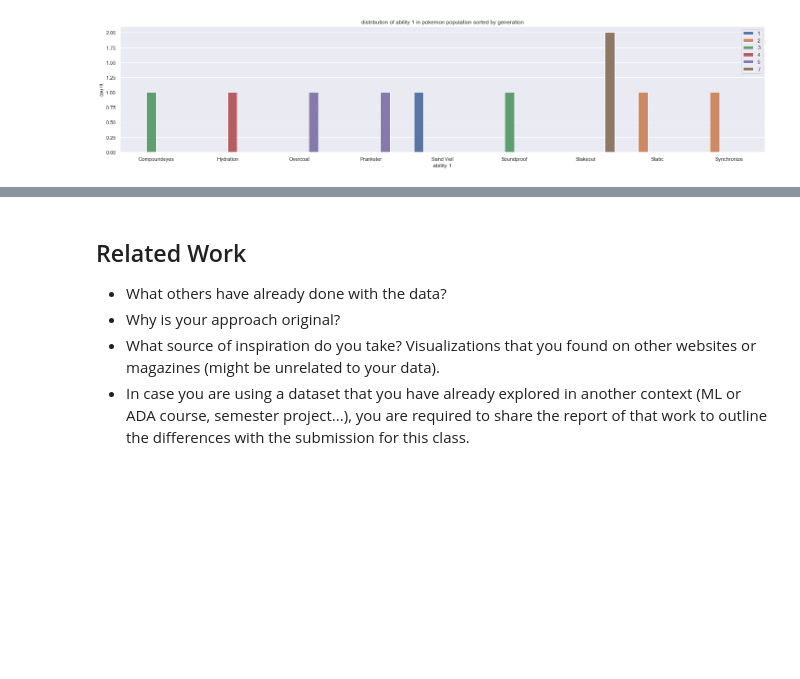
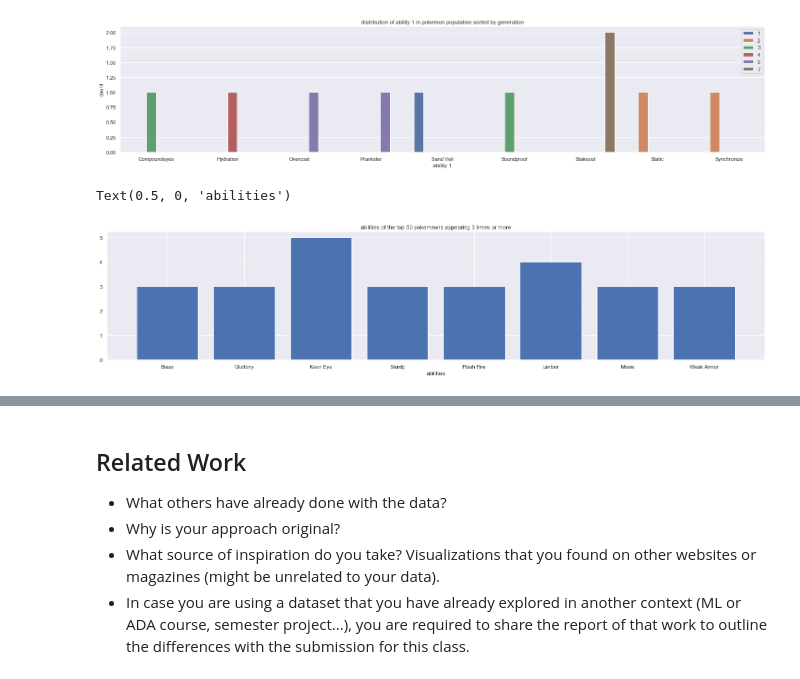
Before and after one commit to com-480-data-visualization/com-480-project-analaktycs, a Jupyter notebook: Milestone1.ipynb, the cells around one changed output, grey strips where cells are left out. Drawn from its saved outputs; the diff is of its cells as text; code cells hidden in the pictures; blank space fills up the shorter version.

```diff
--- a/Milestone1.ipynb
+++ b/Milestone1.ipynb
@@ -1387,3 +1414,17 @@ plt.figure( figsize=(25, 5))
 create_barplot(bottom_ten_pkm, 'ability 1', 'generation')
 # %% [output]
 [figure]
+# %%
+top_50_pkm_id= ind[:50]
+top_50_pkm=data.iloc[top_50_pkm_id]
+top_50_abilities, top_50_abi_count =count_abilities(top_50_pkm)
+a=[count for (abi, count) in zip(top_50_abilities, top_50_abi_count) if count>=3]
+b=[abi for (abi, count) in zip(top_50_abilities, top_50_abi_count) if count>=3]
+plt.figure( figsize=(25, 5))
+plt.bar(b,a)
+plt.title("abilities of the top 50 pokemeons appearing 3 times or more")
+plt.xlabel("abilities")
+plt.ylabel("count")
+# %% [output]
+Text(0.5, 0, 'abilities')
+[figure, added]
```
Also changed, not shown: parts of 11 cells of this notebook.
